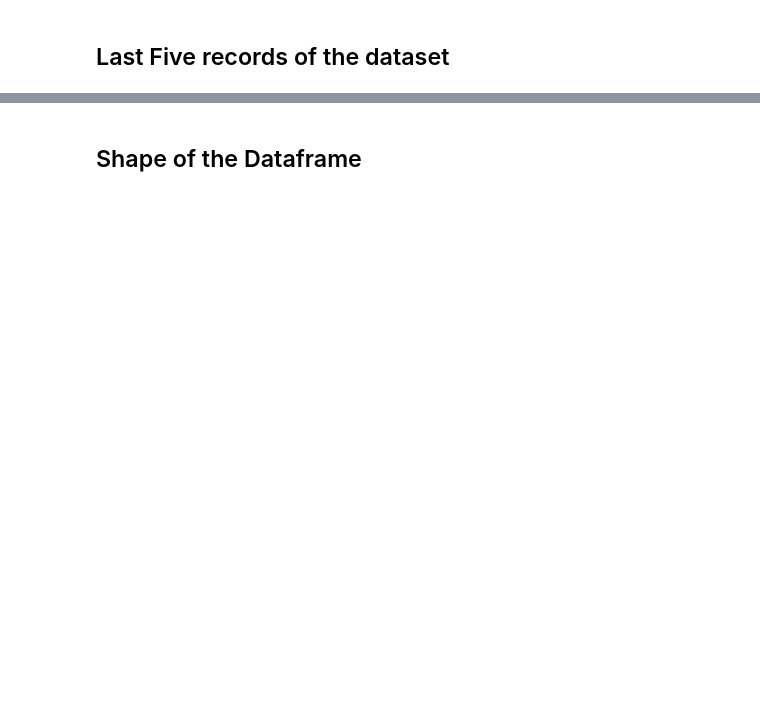
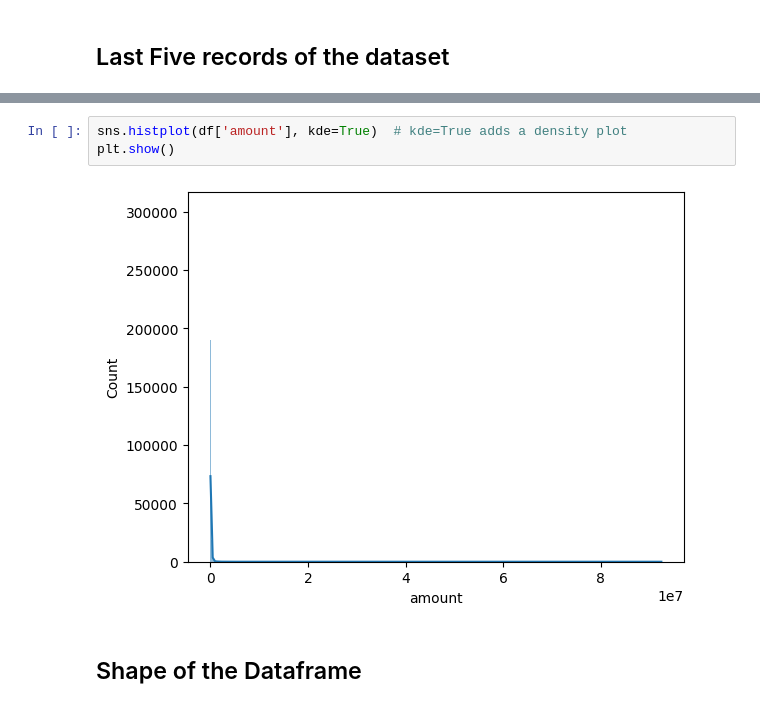
Before and after one commit to vijay8672/AI-DRIVEN-FRAUDGUARD-ADVANCED-FRAUD-DETECTION-SYSTEM, a Jupyter notebook: notebooks/EDA.ipynb, the cells around one changed output, grey strips where cells are left out. Saved outputs shown, nothing was run; the diff lists cells and outputs as text; blank space fills up the shorter version.

```diff
--- a/notebooks/EDA.ipynb
+++ b/notebooks/EDA.ipynb
@@ -47,5 +47,10 @@ display(df.tail())
 | 6362617 | 743 | CASH_OUT | 6311409.28 | C1162922333 | 6311409.28 | 0.0 | C1365125890 | 68488.84 | ... |
 | 6362618 | 743 | TRANSFER | 850002.52 | C1685995037 | 850002.52 | 0.0 | C2080388513 | 0.00 | ... |
 | 6362619 | 743 | CASH_OUT | 850002.52 | C1280323807 | 850002.52 | 0.0 | C873221189 | 6510099.11 | ... |
+# %%
+sns.histplot(df['amount'], kde=True)  # kde=True adds a density plot
+plt.show()
+# %% [output]
+[figure, added]
 # %% [markdown]
 ## Shape of the Dataframe
```
Also changed, not shown: parts of 4 cells of this notebook, 27 other files.
